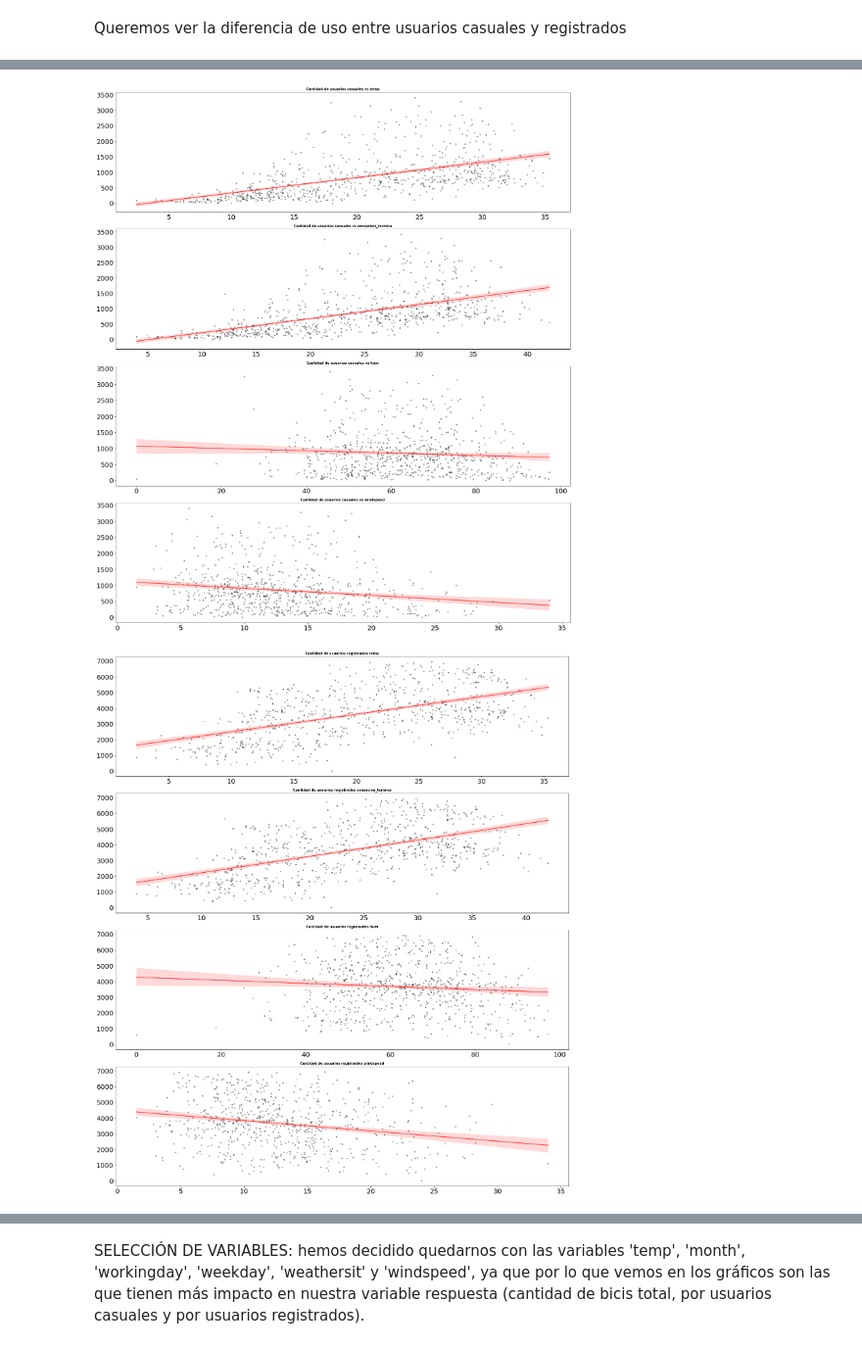
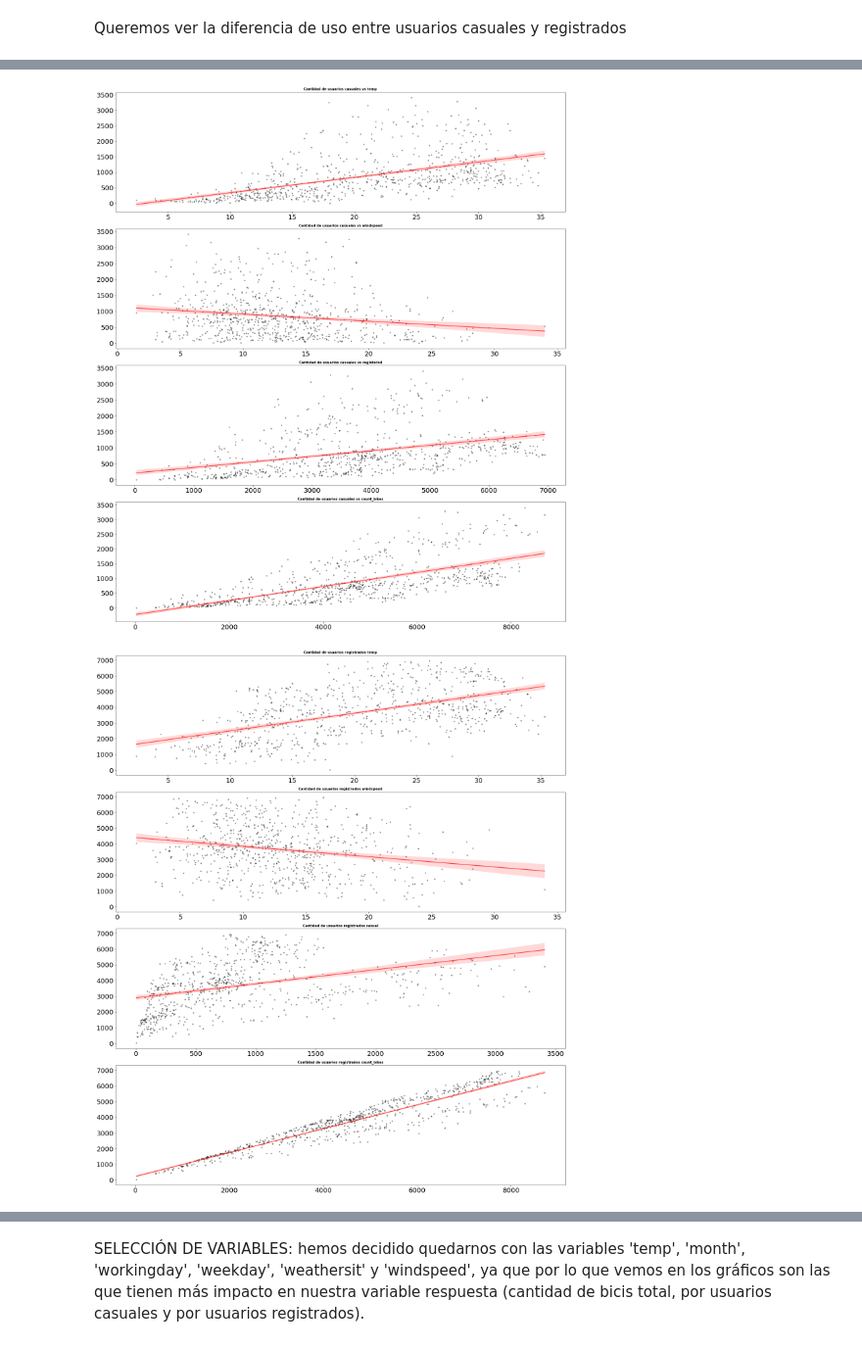
Before and after one commit to chloeiris/DA-Project3-Bike-Rental-ML-Predictive-Models, a Jupyter notebook: EDA_Bike_Sharing.ipynb, the cells around one changed output, grey strips where cells are left out. Shown at 98% size. Drawn from its saved outputs; the diff is of its cells as text; code cells hidden in the pictures.

```diff
--- a/EDA_Bike_Sharing.ipynb
+++ b/EDA_Bike_Sharing.ipynb
@@ -192,0 +193,3 @@ Vemos que hay variacion entre meses y por lo tanto habra variacion entre estacio
+# %%
+df_clean = pd.read_pickle('Datos/bikes_eda_limpio.pkl')
+df_clean.head(1)
@@ -193 +199,3 @@ Vemos que hay variacion entre meses y por lo tanto habra variacion entre estacio
+# %%
+df_clean = df_clean.astype({ 'dia_semana':'category',"laborables":'category'})
 # %%
@@ -308,13 +270,13 @@ fig, axes = plt.subplots(nrows = 7, ncols = 1, figsize = (20, 40))
 
 axes = axes.flat
 
-columnas_numeric = df.select_dtypes(include = np.number).columns
+columnas_numeric = df_clean.select_dtypes(include = np.number).columns
 columnas_numeric = columnas_numeric.drop("count_bikes")
 
 for i, colum in enumerate(columnas_numeric):
     sns.regplot(
-        x = df[colum],
-        y = df["count_bikes"],
+        x = df_clean[colum],
+        y = df_clean["count_bikes"],
         color = "black",
         marker = ".",
         scatter_kws = {"alpha": 0.4},
@@ -387,13 +349,13 @@ fig, axes = plt.subplots(nrows = 7, ncols = 1, figsize = (20, 40))
 
 axes = axes.flat
 
-columnas_numeric = df.select_dtypes(include = np.number).columns
+columnas_numeric = df_clean.select_dtypes(include = np.number).columns
 columnas_numeric = columnas_numeric.drop("casual")
 
 for i, colum in enumerate(columnas_numeric):
     sns.regplot(
-        x = df[colum],
-        y = df["casual"],
+        x = df_clean[colum],
+        y = df_clean["casual"],
         color = "black",
         marker = ".",
         scatter_kws = {"alpha": 0.4},
@@ -410,38 +372,38 @@ fig.delaxes(axes[-1])
 fig.delaxes(axes[-2])
 fig.delaxes(axes[0]);
 # %% [output]
-[figure, old version]
+[figure, new version]
 # %%
 # Gráfico de relación entre variables predictoras y la variable a predecir.
 # ==============================================================================
 
 
 fig, axes = plt.subplots(nrows = 7, ncols = 1, figsize = (20, 40))
 
 
 axes = axes.flat
 
-columnas_numeric = df.select_dtypes(include = np.number).columns
+columnas_numeric = df_clean.select_dtypes(include = np.number).columns
 columnas_numeric = columnas_numeric.drop("registered")
 
 for i, colum in enumerate(columnas_numeric):
     sns.regplot(
-        x = df[colum],
-        y = df["registered"],
+        x = df_clean[colum],
+        y = df_clean["registered"],
         color = "black",
         marker = ".",
         scatter_kws = {"alpha": 0.4},
         line_kws = {"color": "red", "alpha": 0.7 },
         ax = axes[i])
 
     axes[i].set_title(f"Cantidad de usuarios registrados {colum}", fontsize = 10, fontweight = "bold")
     axes[i].tick_params(labelsize = 20)
     axes[i].set_xlabel("")
     axes[i].set_ylabel("")
 
 fig.tight_layout()
 fig.delaxes(axes[-1])
 fig.delaxes(axes[-2])
 fig.delaxes(axes[0]);
 # %% [output]
-[figure, old version]
+[figure, new version]
```
Also changed, not shown: parts of 24 cells of this notebook, 2 other files.
